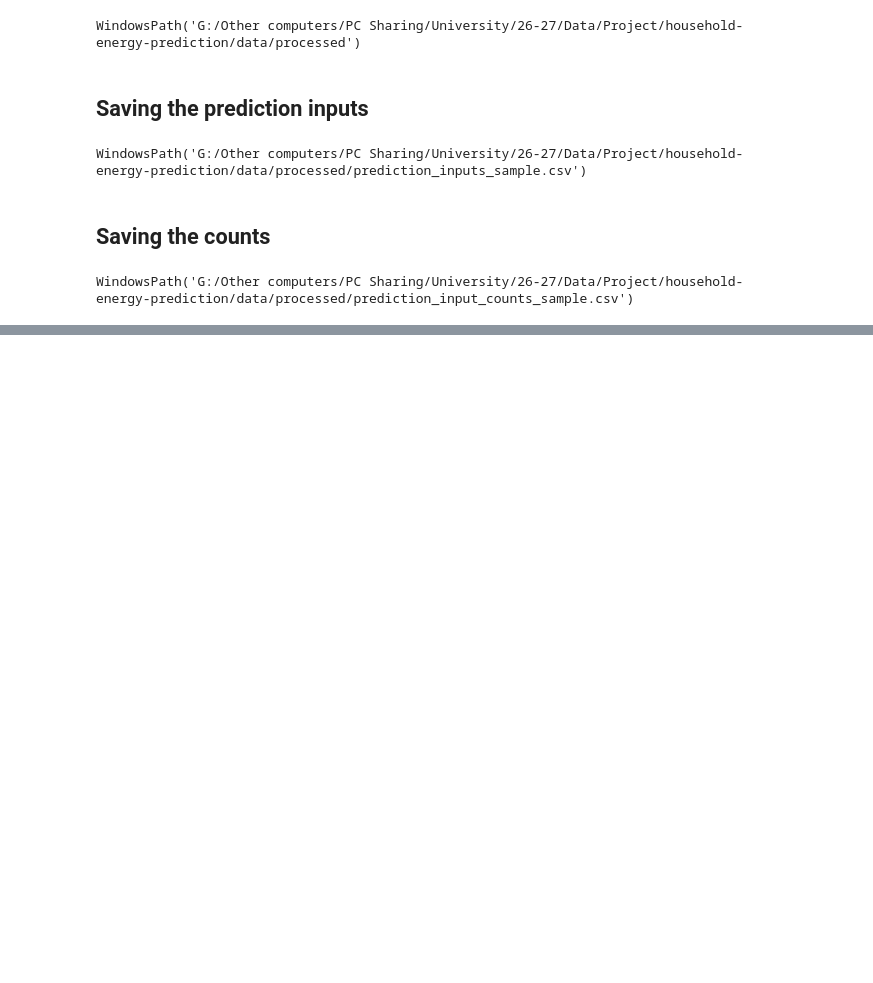
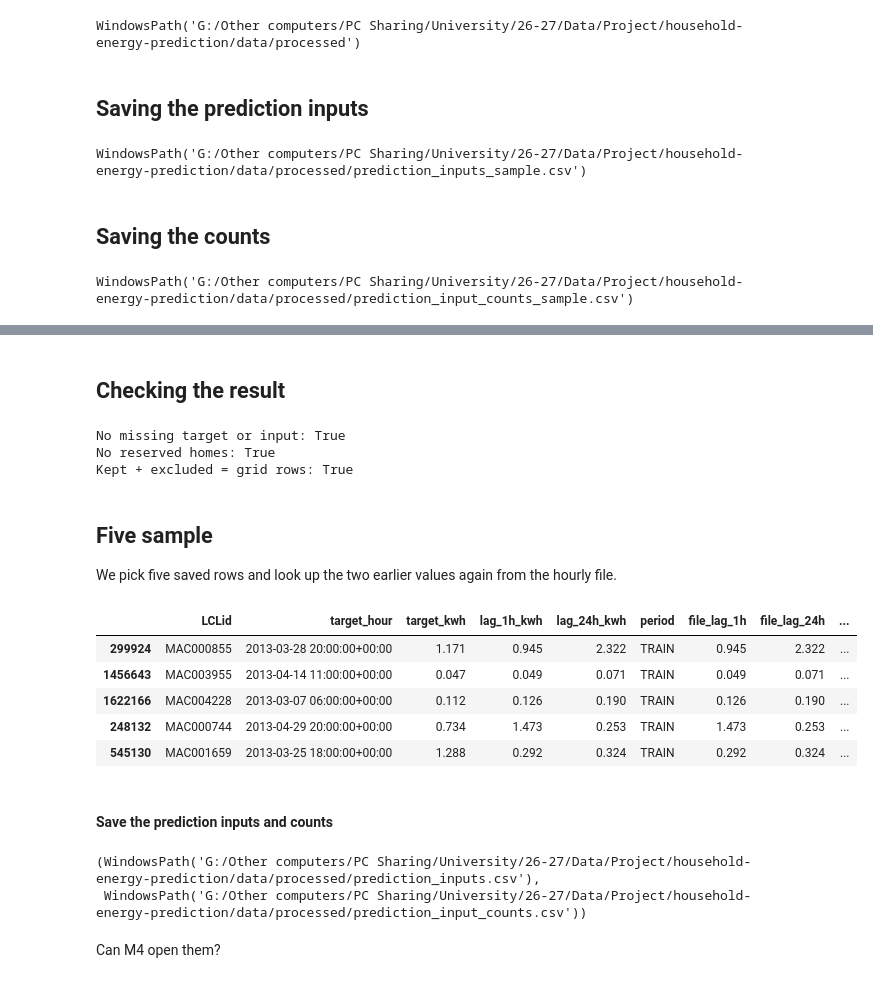
Before and after one commit to Fadhlallah-Almohammed/household-energy-prediction, a Jupyter notebook: notebooks/M3/prepare_prediction_inputs.ipynb, the cells around one changed output, grey strips where cells are left out. Cells and saved outputs as stored; diff of their text form; code cells hidden in the pictures; blank space fills up the shorter version.

```diff
--- a/notebooks/M3/prepare_prediction_inputs.ipynb
+++ b/notebooks/M3/prepare_prediction_inputs.ipynb
@@ -283,0 +327,6 @@ WindowsPath('G:/Other computers/PC Sharing/University/26-27/Data/Project/househo
+# %%
+for lag, name in [(1, "lag_1h_kwh"), (24, "lag_24h_kwh")]:
+    earlier = all_rows["target_hour"] - pd.Timedelta(hours=lag)
+    keys = pd.MultiIndex.from_arrays([all_rows["LCLid"], earlier])
+    all_rows[name] = values.reindex(keys).values
+all_rows.iloc[22:27]
@@ -283,0 +344,10 @@ WindowsPath('G:/Other computers/PC Sharing/University/26-27/Data/Project/househo
+# %%
+import json
+rules = json.load(open(PROJECT_ROOT / "data/split_rules.json"))
+all_rows["period"] = None
+for period, (start, end) in rules["periods"].items():
+    start = pd.Timestamp(start, tz="UTC")
+    end = pd.Timestamp(end, tz="UTC")
+    inside = (all_rows["target_hour"] >= start) & (all_rows["target_hour"] < end)
+    all_rows.loc[inside, "period"] = period
+all_rows["period"].value_counts()
@@ -283,0 +362,6 @@ WindowsPath('G:/Other computers/PC Sharing/University/26-27/Data/Project/househo
+# %%
+all_rows["row_status"] = "kept"
+all_rows.loc[all_rows["lag_24h_kwh"].isna(), "row_status"] = "missing_lag_24h"
+all_rows.loc[all_rows["lag_1h_kwh"].isna(), "row_status"] = "missing_lag_1h"
+all_rows.loc[all_rows["target_kwh"].isna(), "row_status"] = "missing_target"
+all_rows["row_status"].value_counts()
@@ -283,0 +377,4 @@ WindowsPath('G:/Other computers/PC Sharing/University/26-27/Data/Project/househo
+# %%
+inputs = all_rows[all_rows["row_status"] == "kept"]
+inputs = inputs[["LCLid", "target_hour", "target_kwh", "lag_1h_kwh", "lag_24h_kwh", "period"]]
+inputs.head()
@@ -283,0 +406,48 @@ WindowsPath('G:/Other computers/PC Sharing/University/26-27/Data/Project/househo
+# %% [markdown]
+## Checking the result
+# %%
+no_gaps = inputs[["target_kwh", "lag_1h_kwh", "lag_24h_kwh"]].notna().all().all()
+no_reserved = not inputs["LCLid"].isin(reserved_homes).any()
+total = period_counts.iloc[-1]
+excluded = total.filter(like="excluded").sum()
+adds_up = total["rows_kept"] + excluded == total["grid_rows"]
+print("No missing target or input:", no_gaps)
+print("No reserved homes:", no_reserved)
+print("Kept + excluded = grid rows:", adds_up)
+# %% [output]
+No missing target or input: True
+No reserved homes: True
+Kept + excluded = grid rows: True
+# %% [markdown]
+## Five sample
+
+We pick five saved rows and look up the two earlier values again from the hourly file.
+# %%
+raw = pd.read_csv(PROJECT_ROOT / "data/processed/hourly_readings.csv")
+raw["hour_start"] = pd.to_datetime(raw["hour_start"], utc=True)
+raw = raw.set_index(["LCLid", "hour_start"])["kWh"]
+sample = inputs.sample(5, random_state=42).copy()
+sample["file_lag_1h"] = [raw[(h, t - pd.Timedelta(hours=1))] for h, t in zip(sample["LCLid"], sample["target_hour"])]
+sample["file_lag_24h"] = [raw[(h, t - pd.Timedelta(hours=24))] for h, t in zip(sample["LCLid"], sample["target_hour"])]
+sample["match"] = (sample["file_lag_1h"] == sample["lag_1h_kwh"]) & (sample["file_lag_24h"] == sample["lag_24h_kwh"])
+sample
+# %% [output]
+|  | LCLid | target_hour | target_kwh | lag_1h_kwh | lag_24h_kwh | period | file_lag_1h | file_lag_24h | ... |
+| 299924 | MAC000855 | 2013-03-28 20:00:00+00:00 | 1.171 | 0.945 | 2.322 | TRAIN | 0.945 | 2.322 | ... |
+| 1456643 | MAC003955 | 2013-04-14 11:00:00+00:00 | 0.047 | 0.049 | 0.071 | TRAIN | 0.049 | 0.071 | ... |
+| 1622166 | MAC004228 | 2013-03-07 06:00:00+00:00 | 0.112 | 0.126 | 0.190 | TRAIN | 0.126 | 0.190 | ... |
+| 248132 | MAC000744 | 2013-04-29 20:00:00+00:00 | 0.734 | 1.473 | 0.253 | TRAIN | 1.473 | 0.253 | ... |
+| 545130 | MAC001659 | 2013-03-25 18:00:00+00:00 | 1.288 | 0.292 | 0.324 | TRAIN | 0.292 | 0.324 | ... |
+# %% [markdown]
+#### Save the prediction inputs and counts
+# %%
+inputs_path = output_dir / "prediction_inputs.csv"
+inputs.to_csv(inputs_path, index=False)
+counts_path = output_dir / "prediction_input_counts.csv"
+period_counts.to_csv(counts_path, index=False)
+inputs_path, counts_path
+# %% [output]
+(WindowsPath('G:/Other computers/PC Sharing/University/26-27/Data/Project/household-energy-prediction/data/processed/prediction_inputs.csv'),
+ WindowsPath('G:/Other computers/PC Sharing/University/26-27/Data/Project/household-energy-prediction/data/processed/prediction_input_counts.csv'))
+# %% [markdown]
+Can M4 open them?
```
Also changed, not shown: parts of 18 cells of this notebook.
